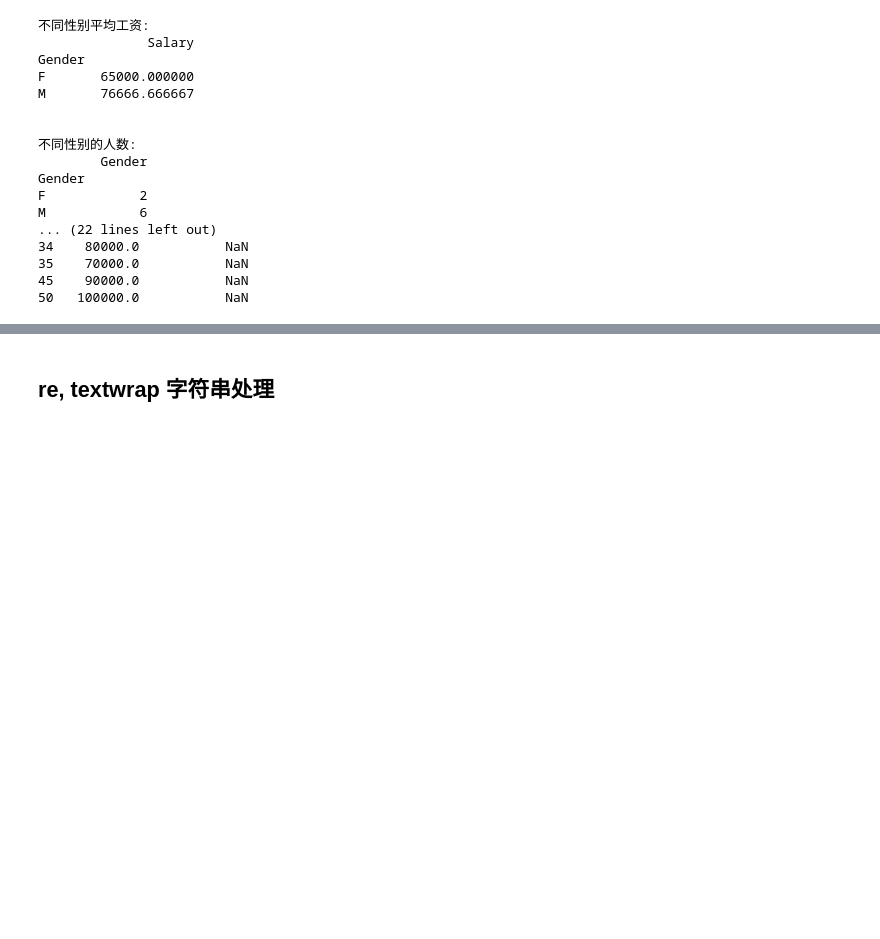
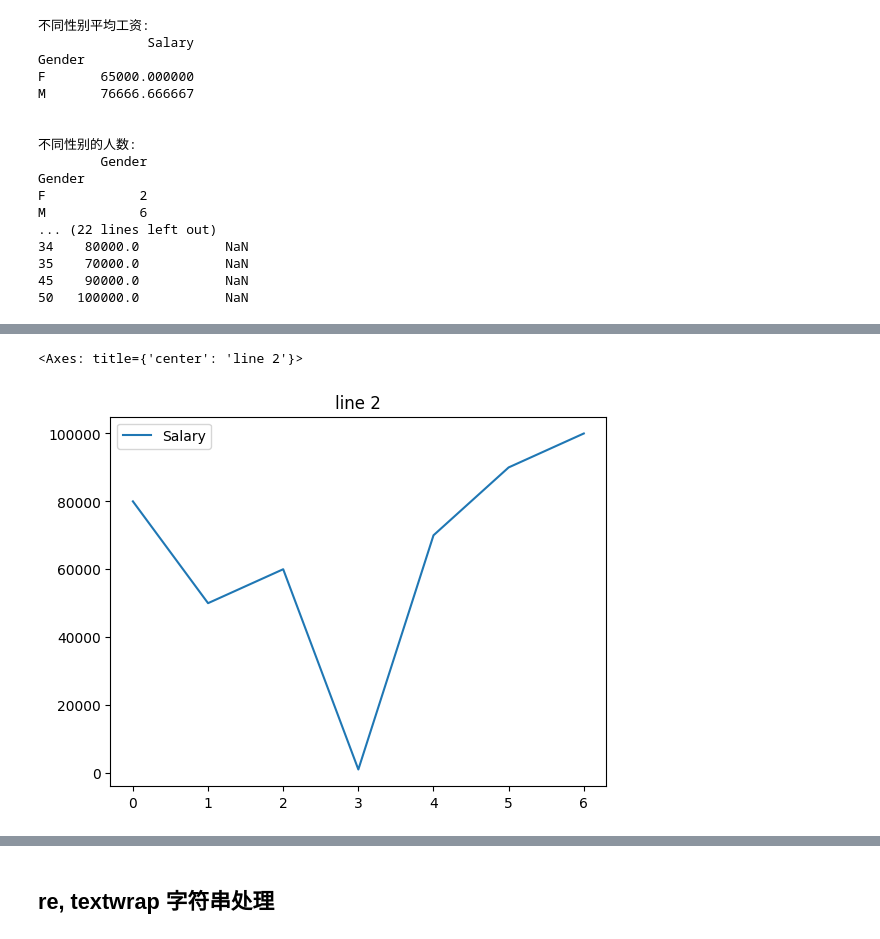
Before and after one commit to chunyi-11/PythonCourse, a Jupyter notebook: Class_5.ipynb, the cells around one changed output, grey strips where cells are left out. Saved outputs shown, nothing was run; the diff lists cells and outputs as text; code cells hidden in the pictures; blank space fills up the shorter version.

```diff
--- a/Class_5.ipynb
+++ b/Class_5.ipynb
@@ -1252,0 +1523,6 @@ M            6
+# %%
+# 绘制Salary折线图
+df["Salary"].plot(title="line 2", legend=True)  # legend=True表示显示图例
+# %% [output]
+<Axes: title={'center': 'line 2'}>
+[figure, added]
```
Also changed, not shown: parts of 47 cells of this notebook.
